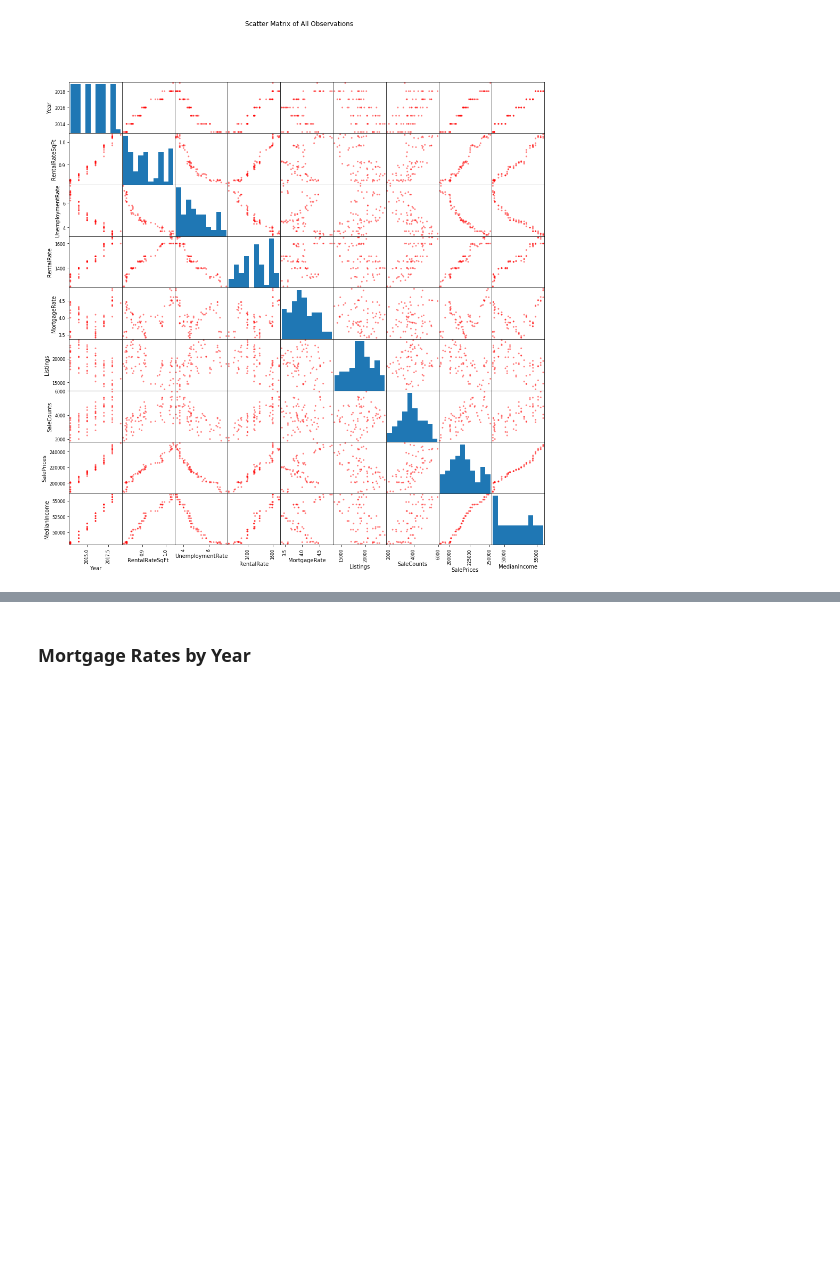
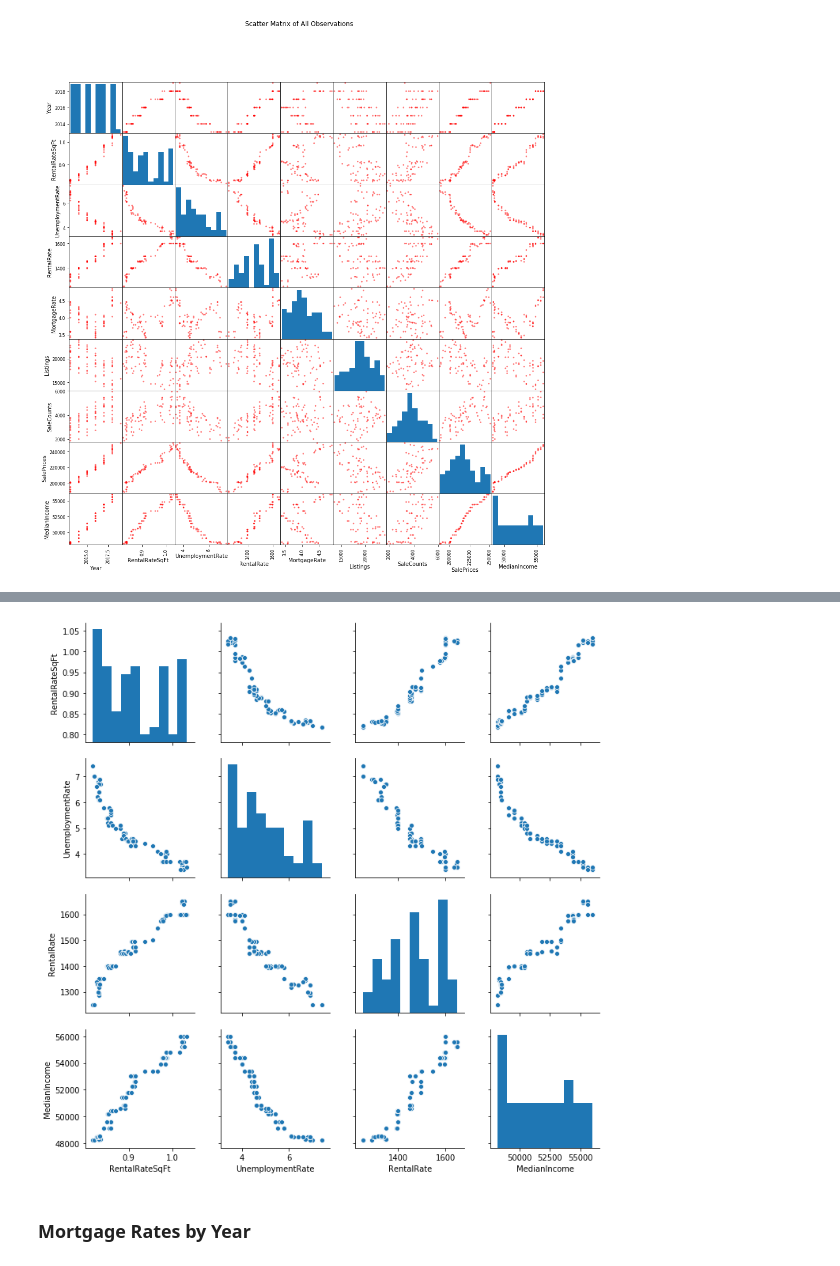
Before and after one commit to JosueGar/team_project_1, a Jupyter notebook: Final Draft - Randall.ipynb, the cells around one changed output, grey strips where cells are left out. Saved outputs shown, nothing was run; the diff lists cells and outputs as text; code cells hidden in the pictures; blank space fills up the shorter version.

```diff
--- a/Final Draft - Randall.ipynb
+++ b/Final Draft - Randall.ipynb
@@ -356,3 +437,6 @@ plt.savefig(f"figures\{title.replace(' ','_')}.png")
 plt.show()
 # %% [output]
 [figure]
+# %%
+metrics_yearly_core =  metrics_yearly.filter(items=['Year','Month','Quarter','RentalRateSqFt','UnemploymentRate','RentalRate','MedianIncome'])
+metrics_yearly_core.head()
@@ -359,3 +451,22 @@ plt.show()
+# %%
+title = 'Scatter Matrix of Core Observations'
+
+#drop our date column from this scatter_matrix seems useless since it's not historical data
+df = metrics_yearly_core.drop(columns=['Year','Month','Quarter'])
+
+#scatter_matrix(df, figsize=(12,12), grid=True, diagonal='kde', alpha=0.2, color='royalblue')
+#scatter_matrix(df, figsize=(16,16), diagonal='kde', grid=True, color='royalblue')
+sns.pairplot(df)
+#plt.suptitle(f'{title}')
+#plt.style.use('ggplot')
+
+# Save the Figure
+plt.savefig(f"figures\{title.replace(' ','_')}.png")
+
+# Show the Figure
+plt.show()
+# %% [output]
+[figure, added]
 # %% [markdown]
 ### Mortgage Rates by Year
 # %%
```
Also changed, not shown: parts of 18 cells of this notebook, 14 other files.
